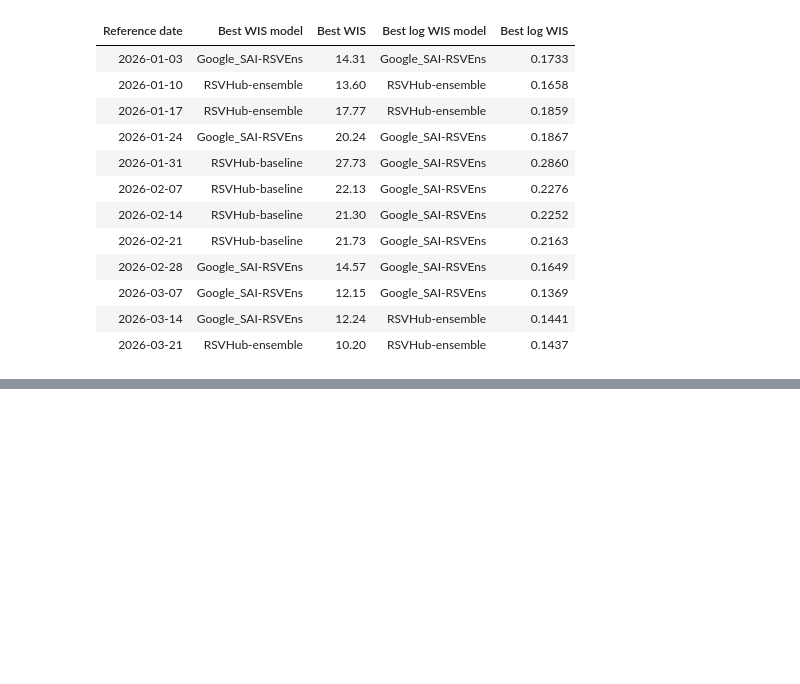
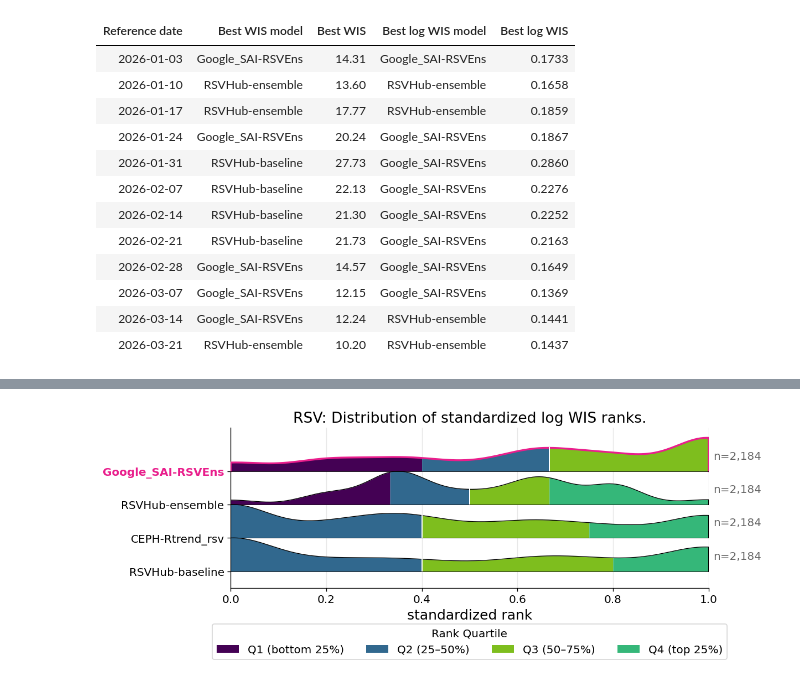
Before and after one commit to sarahmart/epi-hub-analysis, a Jupyter notebook: rsv_analysis.ipynb, the cells around one changed output, grey strips where cells are left out. Drawn from its saved outputs; the diff is of its cells as text; code cells hidden in the pictures; blank space fills up the shorter version.

```diff
--- a/rsv_analysis.ipynb
+++ b/rsv_analysis.ipynb
@@ -582,0 +588,13 @@ display(
+# %%
+P.plot_rank_distribution(
+    scores,
+    eligible_models,
+    MODEL_COLOUR,
+    score_col="log_wis",
+    top_n=10,
+    main_model=GOOGLE,
+    hub_label=HUB.label,
+    show_n_tasks=True,
+)
+# %% [output]
+[figure, added]
```
Also changed, not shown: parts of 5 cells of this notebook, 3 other files.
